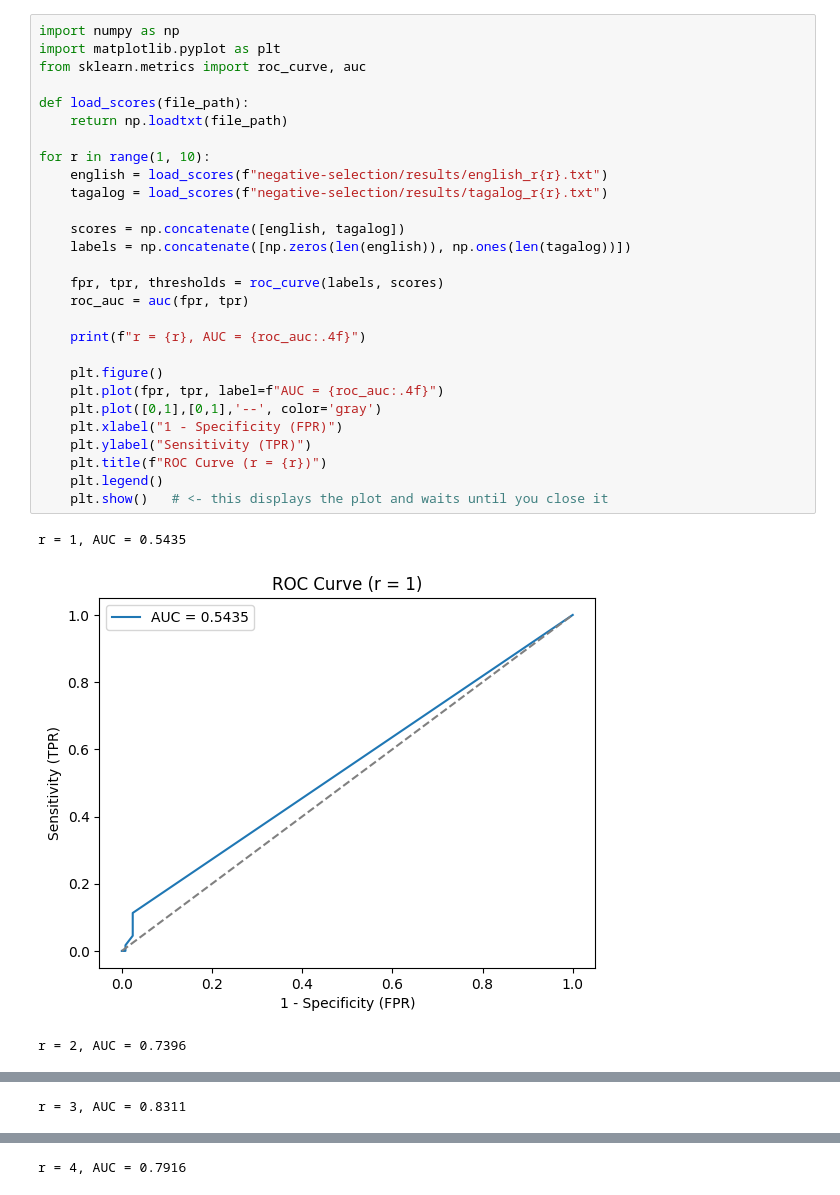
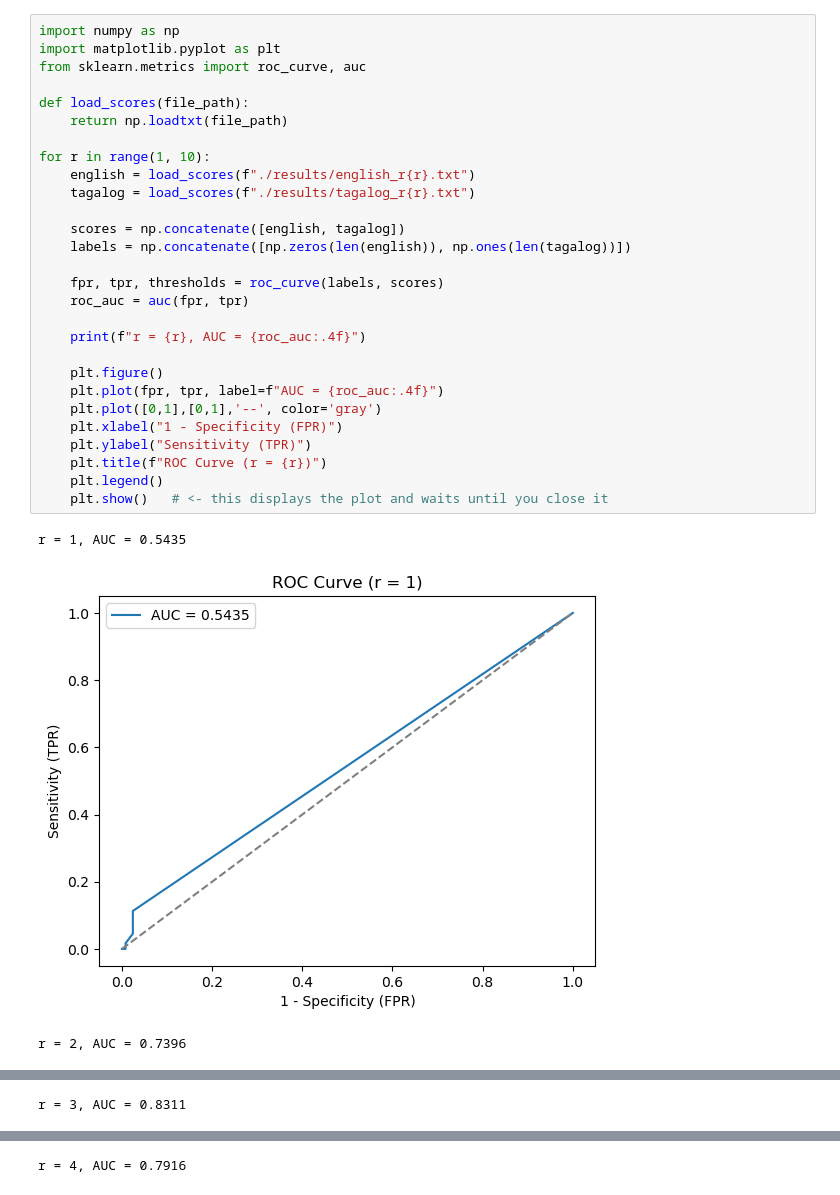
Before and after one commit to DavidMagaram/NaturalComputing, a Jupyter notebook: Assignment2/negative-selection/A2_all_language_AUC.ipynb, the cells around one changed output, grey strips where cells are left out. Cells and saved outputs as stored; diff of their text form.

```diff
--- a/Assignment2/negative-selection/A2_all_language_AUC.ipynb
+++ b/Assignment2/negative-selection/A2_all_language_AUC.ipynb
@@ -1,32 +1,32 @@
 # %%
 import numpy as np
 import matplotlib.pyplot as plt
 from sklearn.metrics import roc_curve, auc
 
 def load_scores(file_path):
     return np.loadtxt(file_path)
 
 for r in range(1, 10):
-    english = load_scores(f"negative-selection/results/english_r{r}.txt")
-    tagalog = load_scores(f"negative-selection/results/tagalog_r{r}.txt")
+    english = load_scores(f"./results/english_r{r}.txt")
+    tagalog = load_scores(f"./results/tagalog_r{r}.txt")
 
     scores = np.concatenate([english, tagalog])
     labels = np.concatenate([np.zeros(len(english)), np.ones(len(tagalog))])
 
     fpr, tpr, thresholds = roc_curve(labels, scores)
     roc_auc = auc(fpr, tpr)
 
     print(f"r = {r}, AUC = {roc_auc:.4f}")
 
     plt.figure()
     plt.plot(fpr, tpr, label=f"AUC = {roc_auc:.4f}")
     plt.plot([0,1],[0,1],'--', color='gray')
     plt.xlabel("1 - Specificity (FPR)")
     plt.ylabel("Sensitivity (TPR)")
     plt.title(f"ROC Curve (r = {r})")
     plt.legend()
     plt.show()   # <- this displays the plot and waits until you close it
 # %% [output]
 r = 1, AUC = 0.5435
-[figure, old version]
+[figure, new version]
 r = 2, AUC = 0.7396
```
Also changed, not shown: parts of 5 cells of this notebook.
